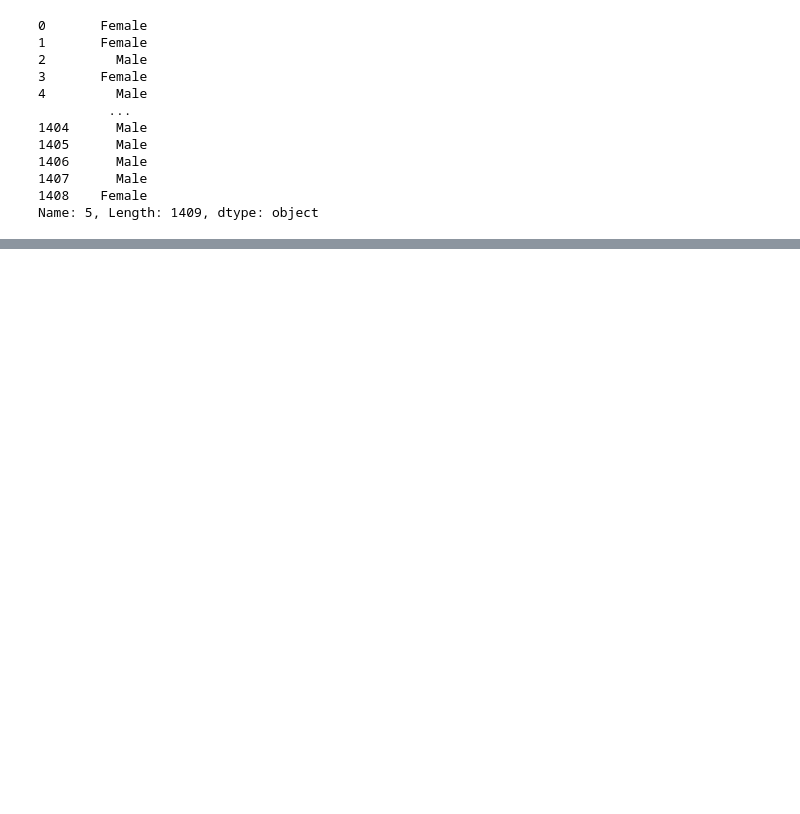
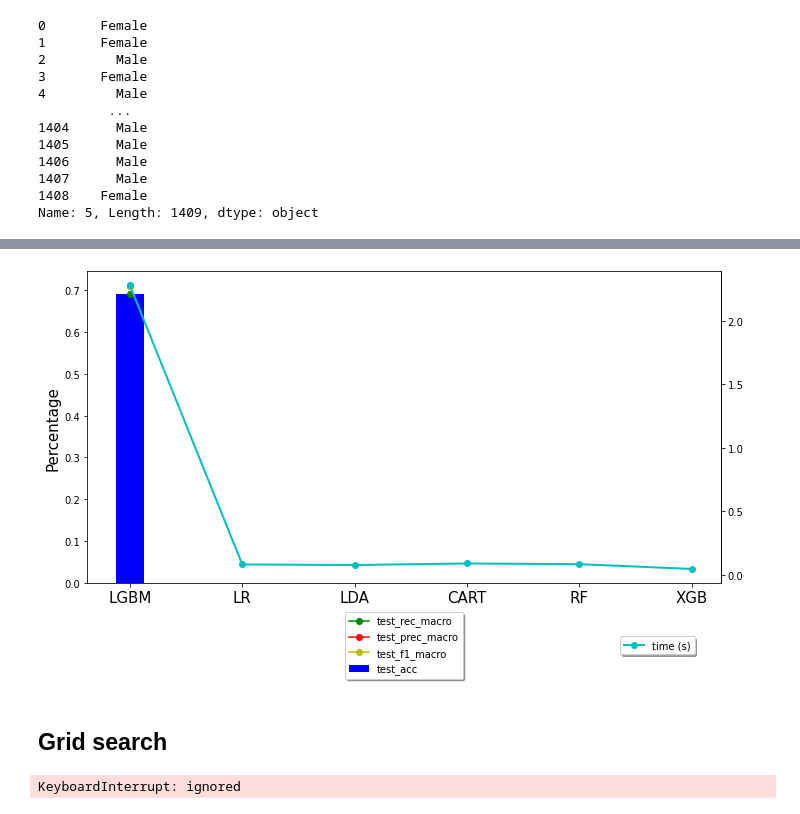
Before and after one commit to duybluemind1988/project_py, a Jupyter notebook: Churn/Churn_final.ipynb, the cells around one changed output, grey strips where cells are left out. Saved outputs shown, nothing was run; the diff lists cells and outputs as text; code cells hidden in the pictures; blank space fills up the shorter version.

```diff
--- a/Churn/Churn_final.ipynb
+++ b/Churn/Churn_final.ipynb
@@ -369,0 +461,8 @@ Name: 5, Length: 1409, dtype: object
+# %%
+rfc = RandomForestClassifier(n_estimators=500)
+rfc.fit(X_train, y_train)
+rfc_pred = rfc.predict(X_test)
+
+print(confusion_matrix(y_test,rfc_pred))
+print('Balanced Accuracy score:',balanced_accuracy_score(y_test,rfc_pred))
+print(classification_report(y_test,rfc_pred))
@@ -369,0 +597,9 @@ Name: 5, Length: 1409, dtype: object
+# %%
+df_results_val=pd.DataFrame(list(zip(names,test_acc,test_rec_macro,test_prec_macro,test_f1_macro,
+                                     train_acc,train_rec_macro,train_prec_macro,train_f1_macro,
+                                     fit_time,time_)),
+                  columns=['Names','test_acc','test_rec_macro','test_prec_macro','test_f1_macro',
+                           'train_acc','train_rec_macro','train_prec_macro','train_f1_macro',
+                           'fit_time','time'])
+df_results_val=df_results_val.sort_values(by='test_f1_macro',ascending=False)
+df_results_val
@@ -369,0 +614,35 @@ Name: 5, Length: 1409, dtype: object
+# %%
+# Define name:
+name=df_results_val['Names']
+test_acc=df_results_val['test_acc']
+test_rec_micro=df_results_val['test_rec_macro']
+test_prec_macro=df_results_val['test_prec_macro']
+test_f1_macro=df_results_val['test_f1_macro']
+time = df_results_val['time']
+# Plot:
+x = np.arange(len(name))
+fig, ax = plt.subplots(figsize=(10,6))
+rects1 = ax.bar(x, test_acc, color = 'b', width = 0.25,label='test_acc')
+rects2 = ax.plot(x, test_rec_micro, color = 'g',marker='o',label='test_rec_macro')
+rects3 = ax.plot(x, test_prec_macro, color = 'r',marker='o',label='test_prec_macro')
+rects4 = ax.plot(x, test_prec_macro, color = 'y',marker='o',label='test_f1_macro')
+
+ax2 = ax.twinx()
+ax2.plot(x,time,color ='c',marker='o',lw=2,label='time (s)')
+ax2.secondary_yaxis('right')
+
+ax.set_xticks(x)
+ax.set_xticklabels(name,fontsize=15)
+ax.set_ylabel('Percentage',fontsize=15)
+ax2.set_ylabel('Time',fontsize=15)
+#plt.gca().legend(loc ='center',bbox_to_anchor=(0.5, -0.2))
+legend1=ax.legend(loc='center',bbox_to_anchor=(0.5, -0.2),shadow=True, fontsize='medium')
+legend2=ax2.legend(loc='center',bbox_to_anchor=(0.9, -0.2),shadow=True, fontsize='medium')
+
+plt.axis('off')
+fig.tight_layout()
+plt.show()
+# %% [output]
+[figure, added]
+# %% [markdown]
+## Grid search
@@ -369,0 +657,12 @@ Name: 5, Length: 1409, dtype: object
+# %%
+
+lgb_estimator =LGBMClassifier(boosting_type='gbdt',  objective='binary',
+                              num_boost_round=2000, learning_rate=0.01, metric='balanced_accuracy')
+cv = model_selection.RepeatedStratifiedKFold(n_splits=5, n_repeats=3, random_state=1)
+
+gsearch = model_selection.GridSearchCV(estimator=lgb_estimator, param_grid=param_grid, cv=cv)
+lgb_model = gsearch.fit(X=X_train, y=y_train)
+
+print(lgb_model.best_params_, lgb_model.best_score_)
+# %% [output]
+KeyboardInterrupt: ignored
```
Also changed, not shown: parts of 28 cells of this notebook.
